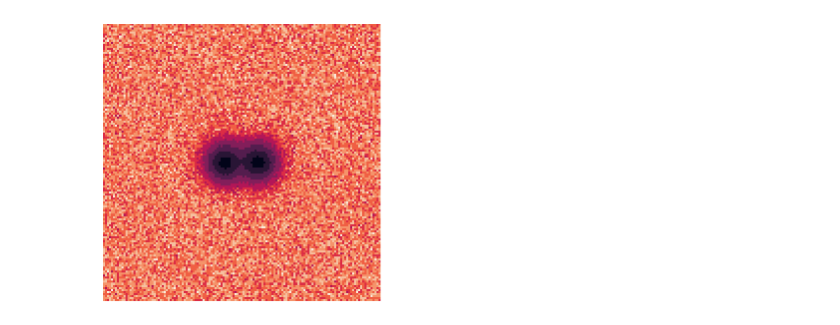
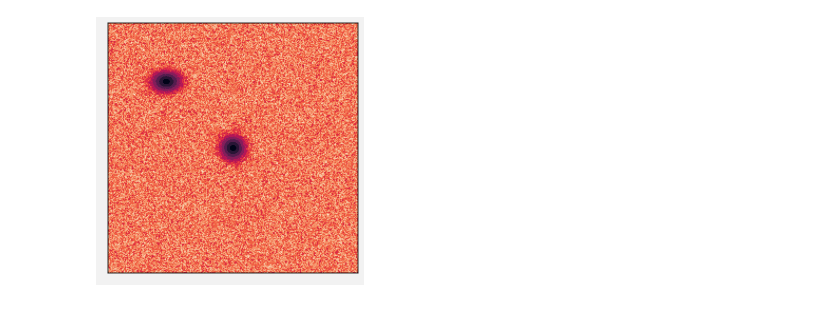
Before and after one commit to beckermr/misc, a Jupyter notebook: work/blend_response/blend_response.ipynb, the cells around one changed output. Cells and saved outputs as stored; diff of their text form; code cells hidden in the pictures.

```diff
--- a/work/blend_response/blend_response.ipynb
+++ b/work/blend_response/blend_response.ipynb
@@ -4,21 +4,18 @@ import galsim
 import ngmix
 import proplot as plot
 import json
-
-plot.rc.style = 'seaborn'
 # %%
 from blend_code import run_sim, make_objs
 
-blend = True
 rng = np.random.RandomState(seed=3453425342)
-im = make_objs(rng=rng, blend=True, shear=0)[0]
+im = make_objs(rng=rng, blend=False, shear=0.2)[0]
 fig, axs = plot.subplots()
 
 cut = 7
 axs.imshow(np.arcsinh(im[cut:-cut, cut:-cut]), cmap='rocket_r')
 axs.format(grid=False, xticks=[], yticks=[])
 # %% [output]
-[figure, old version]
+[figure, new version]
 # %%
 with open("data_blendTrue_shear0.02.json", "r") as fp:
     datap = json.load(fp)
```
Also changed, not shown: parts of 4 cells of this notebook, 2 other files.
